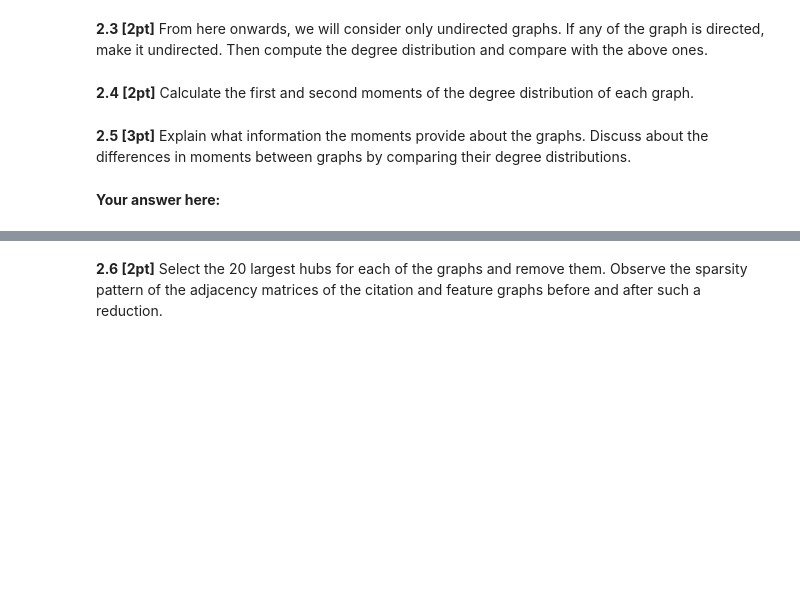
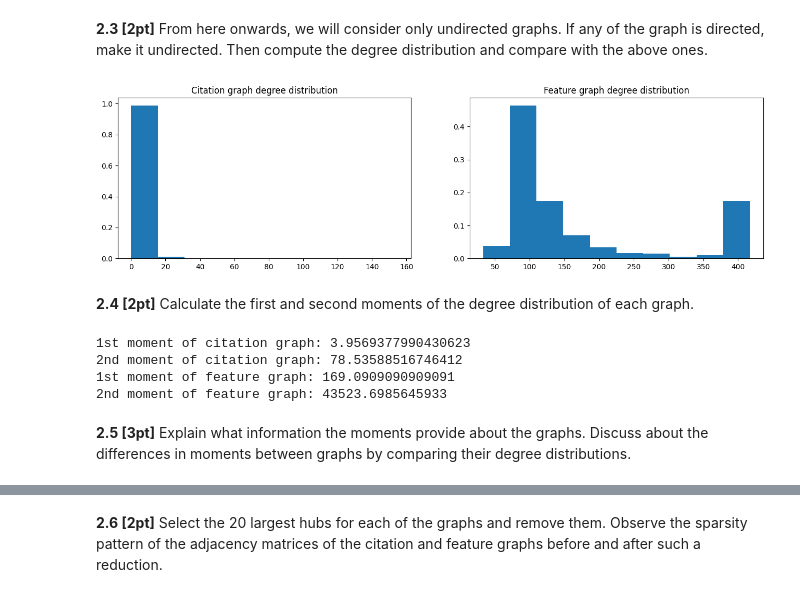
Before and after one commit to Aziz-bc/Network_machine_learning, a Jupyter notebook: Assignment1A/nml23_assignment1a.ipynb, the cells around one changed output, grey strips where cells are left out. Drawn from its saved outputs; the diff is of its cells as text; code cells hidden in the pictures; blank space fills up the shorter version.

```diff
--- a/Assignment1A/nml23_assignment1a.ipynb
+++ b/Assignment1A/nml23_assignment1a.ipynb
@@ -224,2 +313,23 @@ axes[3].hist(degrees_feature_out, weights=deg_hist_normalization);
+# %%
+# Your solution here ###########################################################
+# Transform the adjacency matrix to undirected
+A_citation = A_citation + A_citation.T
+A_feature = A_feature + A_feature.T
+A_citation[A_citation > 1] = 1
+A_feature[A_feature > 1] = 1
+# Degree distribution
+degrees_citation = np.sum(A_citation, axis=1)
+degrees_feature = np.sum(A_feature, axis=1)
+
+
+
+fig, axes = plt.subplots(1, 2, figsize=(16, 4))
+axes[0].set_title('Citation graph degree distribution')
+axes[0].hist(degrees_citation, weights=deg_hist_normalization);
+axes[1].set_title('Feature graph degree distribution')
+axes[1].hist(degrees_feature, weights=deg_hist_normalization);
+#^^^^^^^^^^^^^^^^^^^^^^^^^^^^^^^^^^^^^^^^^^^^^^^^^^^^^^^^^^^^^^^^^^^^^^^^^^^^^^^
+# %% [output]
+[figure, added]
 # %% [markdown]
 **2.4 [2pt]** Calculate the first and second moments of the degree distribution of each graph.
@@ -226,14 +339,20 @@ axes[3].hist(degrees_feature_out, weights=deg_hist_normalization);
 # %%
 # Your solution here ###########################################################
-
+cit_moment_1=calculate_moment(degrees_citation,1)
+cit_moment_2=calculate_moment(degrees_citation,2)
+feat_moment_1=calculate_moment(degrees_feature,1)
+feat_moment_2=calculate_moment(degrees_feature,2)
 #^^^^^^^^^^^^^^^^^^^^^^^^^^^^^^^^^^^^^^^^^^^^^^^^^^^^^^^^^^^^^^^^^^^^^^^^^^^^^^^
 
 print(f"1st moment of citation graph: {cit_moment_1}")
 print(f"2nd moment of citation graph: {cit_moment_2}")
 print(f"1st moment of feature graph: {feat_moment_1}")
 print(f"2nd moment of feature graph: {feat_moment_2}")
+# %% [output]
+1st moment of citation graph: 3.9569377990430623
+2nd moment of citation graph: 78.53588516746412
+1st moment of feature graph: 169.0909090909091
+2nd moment of feature graph: 43523.6985645933
 # %% [markdown]
 **2.5 [3pt]** Explain what information the moments provide about the graphs.
 Discuss about the differences in moments between graphs by comparing their degree distributions.
-# %% [markdown]
-**Your answer here:**
```
Also changed, not shown: parts of 26 cells of this notebook, 4 other files.
